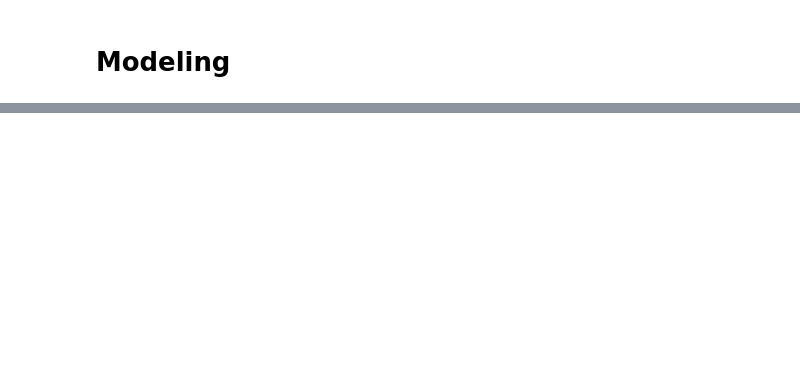
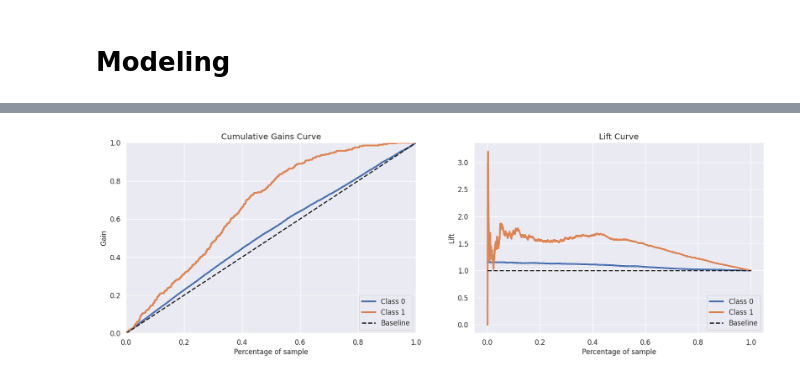
Before and after one commit to aderdouri/ActuarialThesis, a Jupyter notebook: Notebooks/myCatBoostClassifier.ipynb, the cells around one changed output, grey strips where cells are left out. Drawn from its saved outputs; the diff is of its cells as text; code cells hidden in the pictures; blank space fills up the shorter version.

```diff
--- a/Notebooks/myCatBoostClassifier.ipynb
+++ b/Notebooks/myCatBoostClassifier.ipynb
@@ -157,4 +247,10 @@ plt.show();
 # %%
-fig = plot_classification_report_confusion_matrix(optimized_cb_clf, X_test, y_test)
+fig, (ax1, ax2) = plt.subplots(1, 2, figsize=(18, 6))
+y_probas = optimized_cb_clf.predict_proba(X_test)
+skplt.metrics.plot_cumulative_gain(y_test, y_probas, ax = ax1)
+skplt.metrics.plot_lift_curve(y_test, y_probas, ax = ax2)
 fig.set_size_inches(20, 6)
-fig.savefig('./ActuarialThesis/plots_clf/myCatBoostConfusionMatrix.pdf', bbox_inches='tight')
+fig.savefig('./ActuarialThesis/plots_clf/myCatBoost_cumulative_gain_lift_curve.pdf', bbox_inches='tight')
+plt.show();
+# %% [output]
+[figure, added]
```
Also changed, not shown: parts of 20 cells of this notebook, 13 other files.
